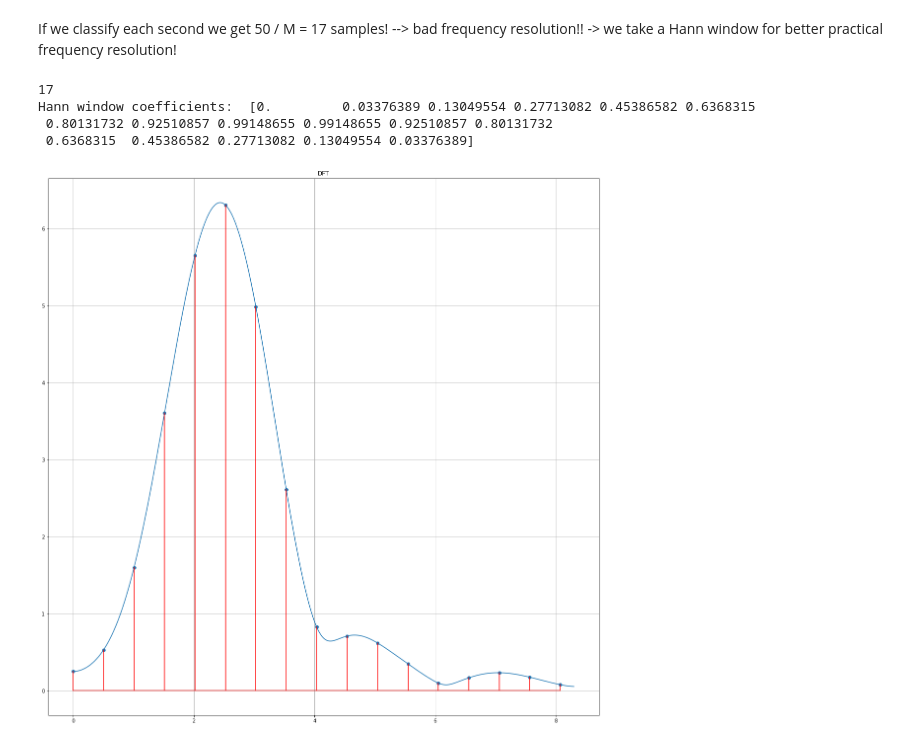
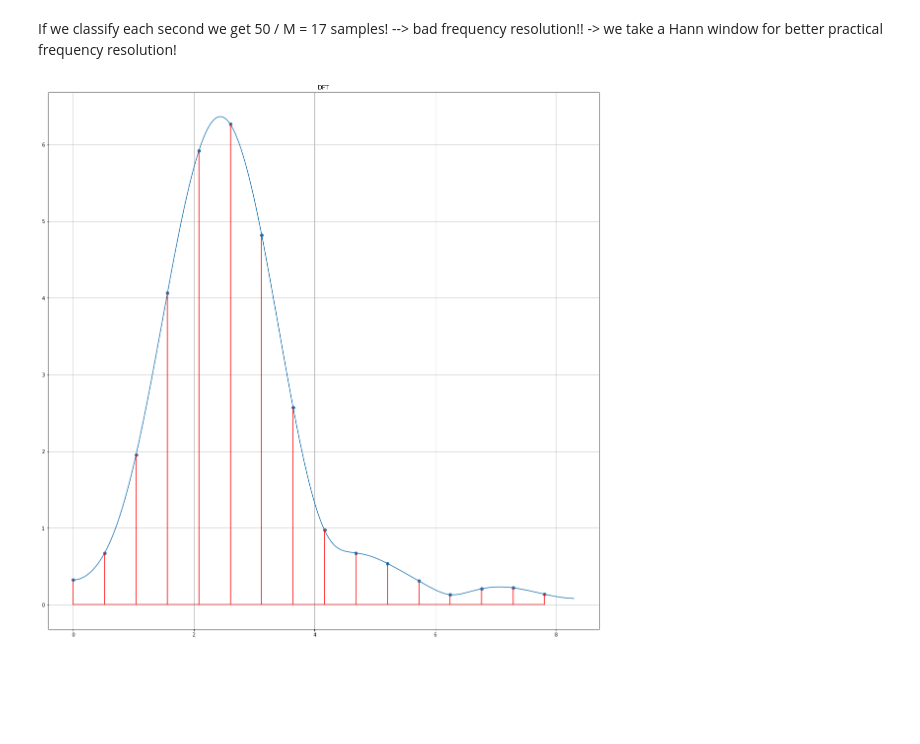
Before and after one commit to chritoth/mclab, a Jupyter notebook: modelDev/featureEngineering.ipynb, the cells around one changed output. Cells and saved outputs as stored; diff of their text form; code cells hidden in the pictures; blank space fills up the shorter version.

```diff
--- a/modelDev/featureEngineering.ipynb
+++ b/modelDev/featureEngineering.ipynb
@@ -32,9 +32,12 @@ ax3.grid()
 
 # design/apply anti aliasing filter and downsample the signals
 M = 3  # downsampling factor
-lowpass = signal.firwin(numtaps=50, cutoff=1 / M, window=('chebwin', -50))
+lowpass = signal.firwin(numtaps=48, cutoff=1 / M, window=('chebwin', -50))
 w, H = signal.freqz(lowpass)
-print ("AA Filter Coefficients:", lowpass)
+#print ("AA Filter Coefficients:", lowpass)
+# for coeff in lowpass:
+#     print(coeff,', ')
+
 
 x = signal.convolve(x, lowpass, mode='same')
 x = x[::M]
@@ -82,37 +76,34 @@ If we classify each second we get 50 / M = 17 samples! --> bad frequency resolut
 # %%
 # sampling frequency in Hz
 fs = 50 / M;
 
 # generate and plot window
-N = 17; # window length
-print (N)
+N = 16; # window length
 n = np.arange(0, N, 1)
 window = signal.get_window('hann', N)
-print ("Hann window coefficients: ", window)
+#print ("Hann window coefficients: ", window)
+# for coeff in window:
+#     print(coeff,', ')
 
 #plt.figure(figsize=(10, 10))
 #plt.plot(n, window)
 #plt.title('Hann Window for DFT Computation')
 
 
 # compute DFT
 NDFT = 1024;
 x_test = x[100:100+N] * window
 X = fftpack.fft(x_test, NDFT)
 X = X[: np.int(NDFT/2) - 1] # take only the onesided spectrum (for NDFT even!!!)
 X *= 2 / np.sum(window) # do normalization
 
 k = np.arange(0,NDFT/2 - 1, 1)
 freq = k / (NDFT / 2) * fs / 2
 
 plt.figure(figsize=(20, 20))
 plt.plot(freq, np.abs(X))
-plt.stem(freq[::31],np.abs(X)[::31], 'r')
+plt.stem(freq[::32],np.abs(X)[::32], 'r')
 plt.title('DFT')
 plt.grid()
 # %% [output]
-17
-Hann window coefficients:  [0.         0.03376389 0.13049554 0.27713082 0.45386582 0.6368315
- 0.80131732 0.92510857 0.99148655 0.99148655 0.92510857 0.80131732
- 0.6368315  0.45386582 0.27713082 0.13049554 0.03376389]
-[figure, old version]
+[figure, new version]
```
Also changed, not shown: parts of 1 cell of this notebook, 9 other files.
